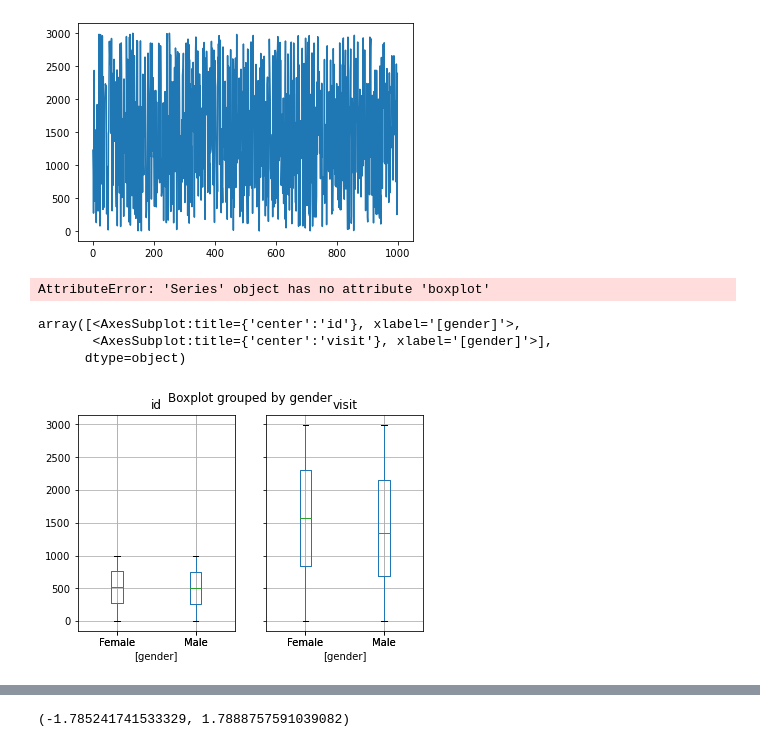
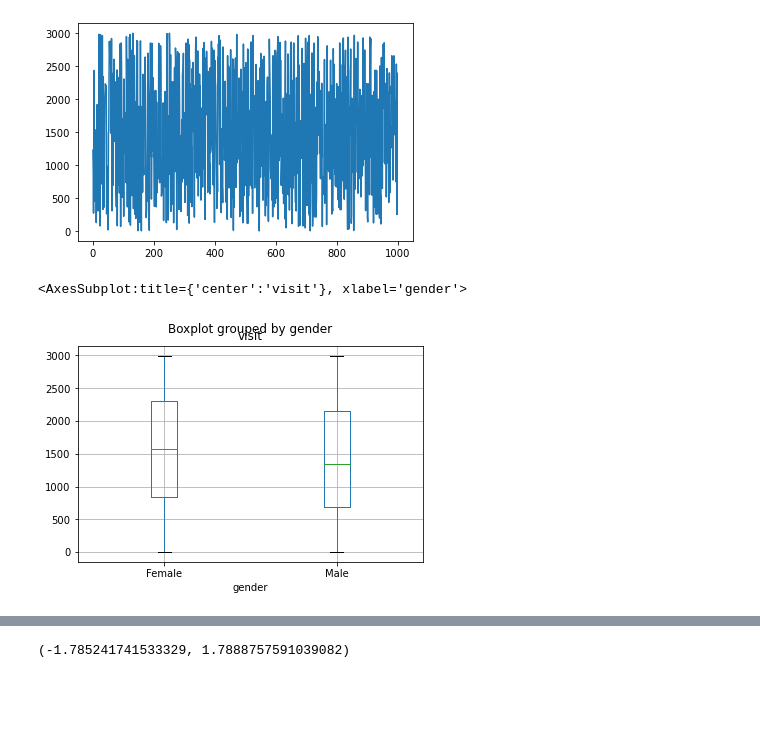
Before and after one commit to ScottBreitbach/DSC540, a Jupyter notebook: Weeks5-6/DWwP_Ch5-6/540Wk5-6_DWwP-Ch6.ipynb, the cells around one changed output, grey strips where cells are left out. Cells and saved outputs as stored; diff of their text form; code cells hidden in the pictures; blank space fills up the shorter version.

```diff
--- a/Weeks5-6/DWwP_Ch5-6/540Wk5-6_DWwP-Ch6.ipynb
+++ b/Weeks5-6/DWwP_Ch5-6/540Wk5-6_DWwP-Ch6.ipynb
@@ -693,14 +693,8 @@ plt.plot(cleanDF.visit)
 # %% [output]
 [<matplotlib.lines.Line2D at 0x...>]
 [figure]
-# %%
-cleanDF['visit'].boxplot()
-# %% [output]
-AttributeError: 'Series' object has no attribute 'boxplot'
 # %%
-cleanDF.boxplot(by=['gender'])
+cleanDF.boxplot(column='visit', by='gender')
 # %% [output]
-array([<AxesSubplot:title={'center':'id'}, xlabel='[gender]'>,
-       <AxesSubplot:title={'center':'visit'}, xlabel='[gender]'>],
-      dtype=object)
+<AxesSubplot:title={'center':'visit'}, xlabel='gender'>
-[figure, old version]
+[figure, new version]
```
Also changed, not shown: parts of 3 cells of this notebook, 1 other file.
